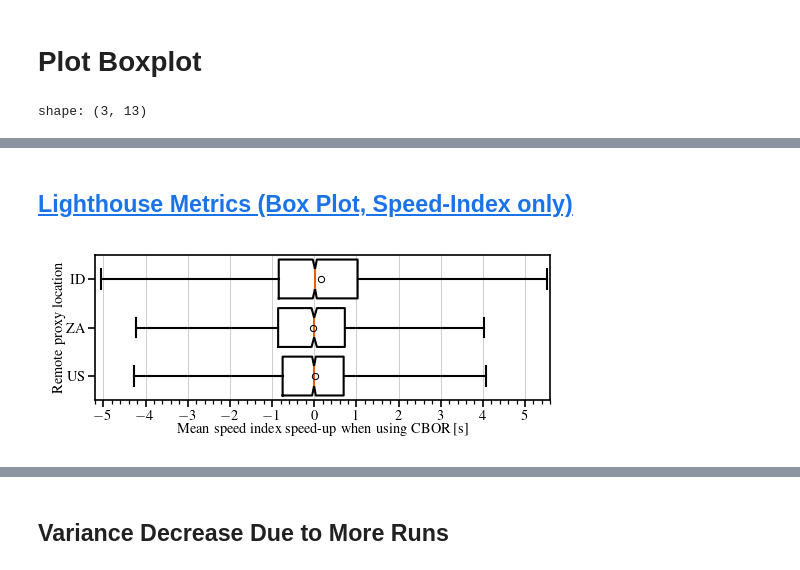
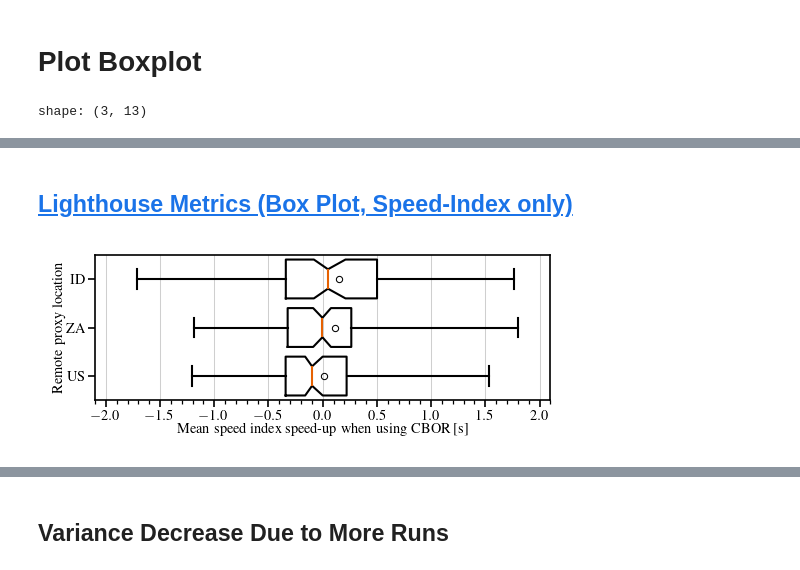
Before and after one commit to miri64/artifacts-tnsm26-cbor-dns-eval, a Jupyter notebook: 06_1evaluation.ipynb, the cells around one changed output, grey strips where cells are left out. Cells and saved outputs as stored; diff of their text form; code cells hidden in the pictures.

```diff
--- a/06_1evaluation.ipynb
+++ b/06_1evaluation.ipynb
@@ -248,21 +248,23 @@ stats = polars.DataFrame(
             # this webside
             "successful domains per run": speed_index.select([k, "domain", "run"]).filter(polars.col(k).is_not_null()).group_by(["run"]).agg(polars.col("domain").unique().len())["domain"].mean(),
             "successful domains": speed_index.filter(polars.col(k).is_not_null())["domain"].unique().len(),
-            "min.": speed_index[k].min(),
-            "max.": speed_index[k].max(),
-            "mean": speed_index[k].mean(),
-            "std.": speed_index[k].std(),
-            "q05": speed_index[k].quantile(0.05),
-            "q25": speed_index[k].quantile(0.25),
-            "median": speed_index[k].median(),
-            "q75": speed_index[k].quantile(0.75),
-            "q95": speed_index[k].quantile(0.95),
+            "min.": speed_index.group_by("domain").mean()[k].min(),
+            "max.": speed_index.group_by("domain").mean()[k].max(),
+            "mean": speed_index.group_by("domain").mean()[k].mean(),
+            "std.": speed_index.group_by("domain").mean()[k].std(),
+            "q05": speed_index.group_by("domain").mean()[k].quantile(0.05),
+            "q25": speed_index.group_by("domain").mean()[k].quantile(0.25),
+            "median": speed_index.group_by("domain").mean()[k].median(),
+            "q75": speed_index.group_by("domain").mean()[k].quantile(0.75),
+            "q95": speed_index.group_by("domain").mean()[k].quantile(0.95),
         }
         for k in LOCATIONS_SORTED
     ],
 )
 
 display(stats)
+
+speed_index = speed_index.group_by("domain").mean()
 
 ax.boxplot(
     [
@@ -283,10 +285,10 @@ ax.boxplot(
 ax.set_axisbelow(True)
 ax.grid(axis="x")
 ax.set_xlabel(f"Mean speed index speed-up when using CBOR [s]")
-ax.set_xlim(-5200, 5600)
-ax.set_xticks(numpy.arange(-5000, 5700, 1000))
-ax.set_xticks(numpy.arange(-5200, 5700, 200), minor=True)
-ax.xaxis.set_major_formatter(matplotlib.ticker.FuncFormatter(lambda y, pos: f"${y / 1000.0:.0f}$"))
+ax.set_xlim(-2100, 2100)
+ax.set_xticks(numpy.arange(-2000, 2200, 500))
+ax.set_xticks(numpy.arange(-2100, 2200, 100), minor=True)
+ax.xaxis.set_major_formatter(matplotlib.ticker.FuncFormatter(lambda y, pos: f"${y / 1000.0:.1f}$"))
 
 ax.set_ylim(-0.5, 2.5)
 ax.set_ylabel(f"Remote proxy location")
@@ -310,5 +312,5 @@ shape: (3, 13)
 ## [Lighthouse Metrics (Box Plot, Speed-Index only)](06_1evaluation/plots/lighthouse-box-speed-index.pdf)
-[figure, old version]
+[figure, new version]
 # %%
 matplotlib.style.use(pathlib.Path.cwd() / "mlenders_column_ieeetran.mplstyle")
 matplotlib.rcParams["figure.figsize"] = (
```
Also changed, not shown: parts of 10 cells of this notebook, 4 other files.
